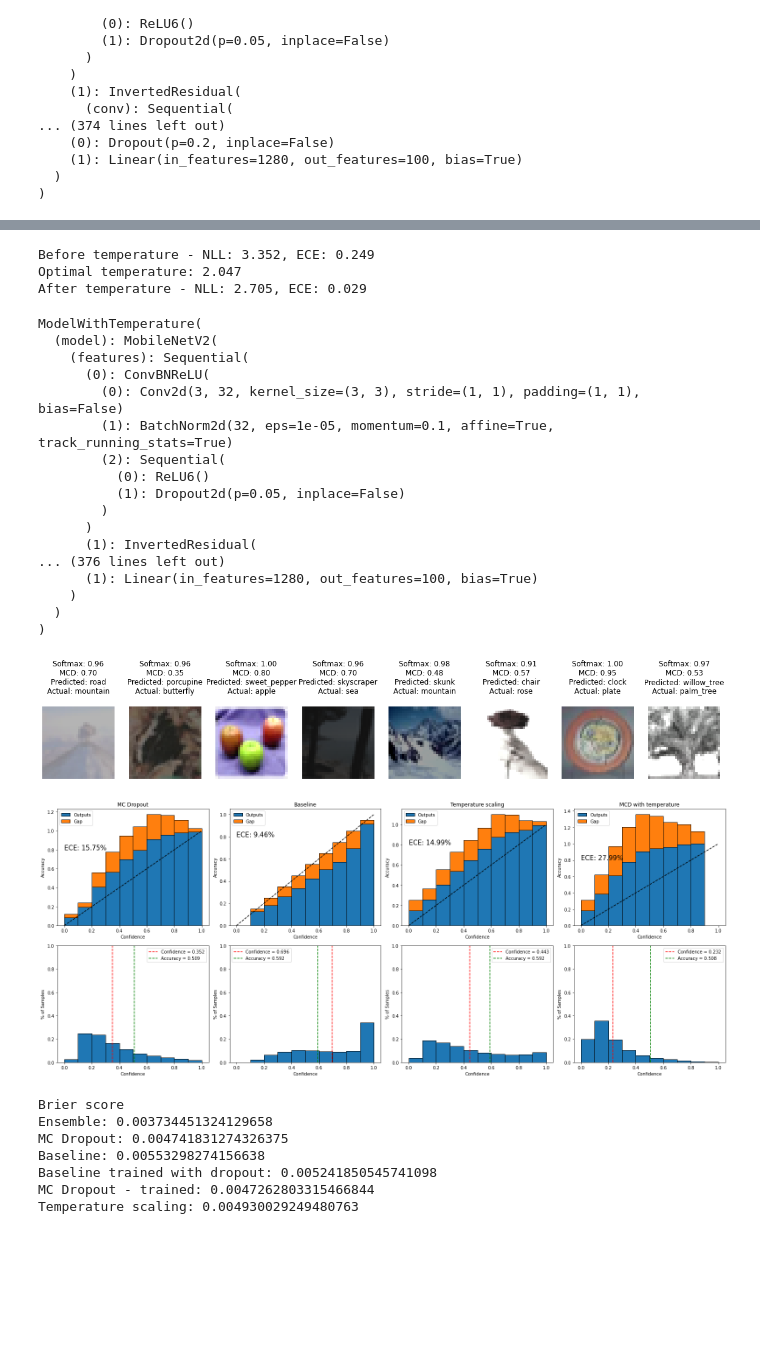
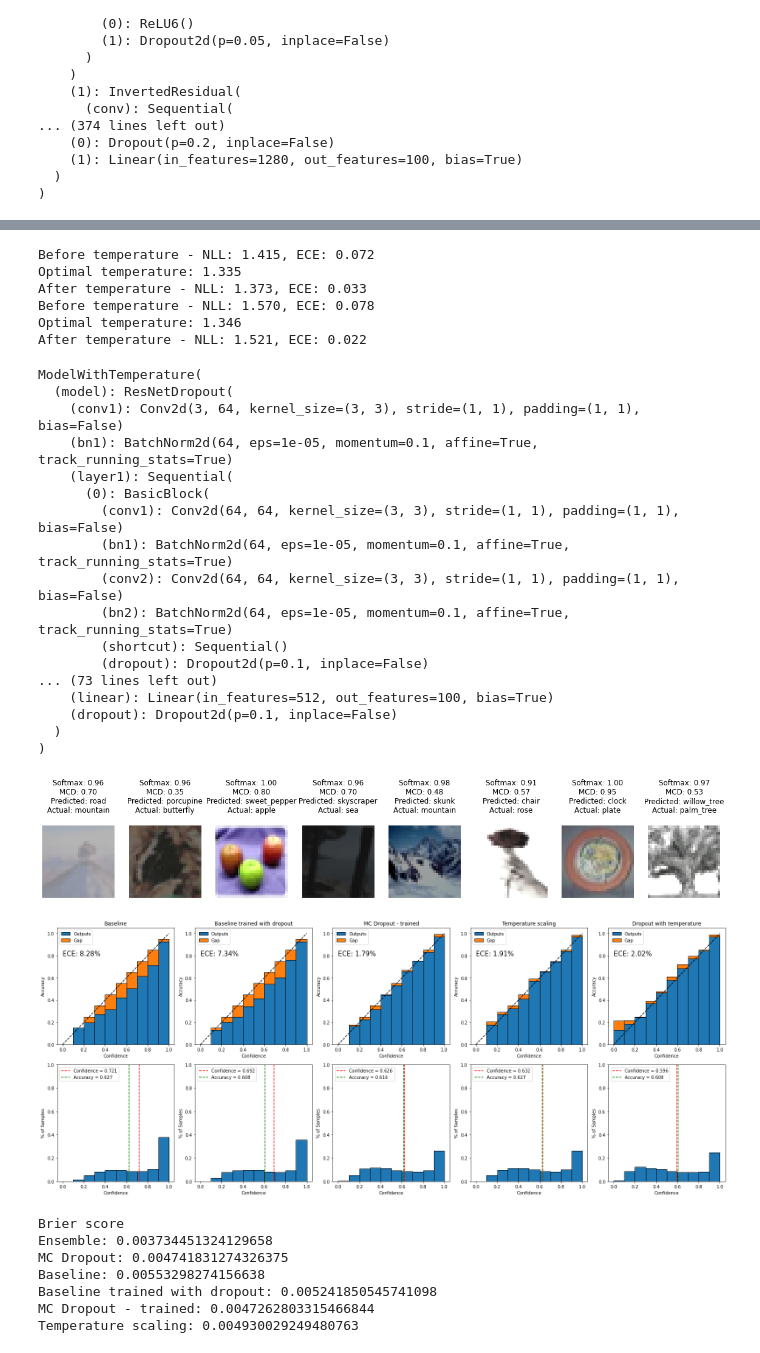
Before and after one commit to vlasakjiri/uncertainty-estimations, a Jupyter notebook: classification-cifar.ipynb, the cells around one changed output, grey strips where cells are left out. Cells and saved outputs as stored; diff of their text form; code cells hidden in the pictures; blank space fills up the shorter version.

```diff
--- a/classification-cifar.ipynb
+++ b/classification-cifar.ipynb
@@ -113,7 +118,8 @@ model = models.resnet.ResNet18(
 ensemble = VotingClassifier(estimator=model, n_estimators=5)
 io.load(ensemble)
 # %%
-model = torch.load("checkpoints/cifar100_mobilenetv2.pt", map_location=device)
+model = torch.load("checkpoints/cifar100_resnet18.pt", map_location=device)
+model_dropout = torch.load("checkpoints/cifar100_resnet18_dropout.pt", map_location=device)
 
 # model = torch.load("models/cifar100_resnet18_train_val_split")
 # model_dropout = torch.load("models/cifar100_resnet18_0.2dropout_all")
@@ -160,3 +166,5 @@ MobileNetV2(
     (1): Linear(in_features=1280, out_features=100, bias=True)
   )
 )
+# %%
+utils.mc_dropout.set_dropout_p(model_dropout, model_dropout, 0.1)
@@ -169,30 +195,33 @@ MobileNetV2(
 #     model, 50, optimizer, criterion, data_loaders, device)
 # %%
 from utils.temperature_scaling import ModelWithTemperature
-scaled_model = ModelWithTemperature(model)
-scaled_model.set_temperature(data_loader_val, device)
+scaled_model = ModelWithTemperature(model, device)
+scaled_model.set_temperature(data_loader_val)
 
-# scaled_model_dropout = ModelWithTemperature(model_dropout)
-# scaled_model_dropout.set_temperature(data_loader_val)
+scaled_model_dropout = ModelWithTemperature(model_dropout, device)
+scaled_model_dropout.set_temperature(data_loader_val)
 # %% [output]
-Before temperature - NLL: 3.352, ECE: 0.249
-Optimal temperature: 2.047
-After temperature - NLL: 2.705, ECE: 0.029
+Before temperature - NLL: 1.415, ECE: 0.072
+Optimal temperature: 1.335
+After temperature - NLL: 1.373, ECE: 0.033
+Before temperature - NLL: 1.570, ECE: 0.078
+Optimal temperature: 1.346
+After temperature - NLL: 1.521, ECE: 0.022
 ModelWithTemperature(
-  (model): MobileNetV2(
-    (features): Sequential(
-      (0): ConvBNReLU(
-        (0): Conv2d(3, 32, kernel_size=(3, 3), stride=(1, 1), padding=(1, 1), bias=False)
-        (1): BatchNorm2d(32, eps=1e-05, momentum=0.1, affine=True, track_running_stats=True)
-        (2): Sequential(
-          (0): ReLU6()
-          (1): Dropout2d(p=0.05, inplace=False)
-        )
-      )
-      (1): InvertedResidual(
-... (376 lines left out)
-      (1): Linear(in_features=1280, out_features=100, bias=True)
-    )
+  (model): ResNetDropout(
+    (conv1): Conv2d(3, 64, kernel_size=(3, 3), stride=(1, 1), padding=(1, 1), bias=False)
+    (bn1): BatchNorm2d(64, eps=1e-05, momentum=0.1, affine=True, track_running_stats=True)
+    (layer1): Sequential(
+      (0): BasicBlock(
+        (conv1): Conv2d(64, 64, kernel_size=(3, 3), stride=(1, 1), padding=(1, 1), bias=False)
+        (bn1): BatchNorm2d(64, eps=1e-05, momentum=0.1, affine=True, track_running_stats=True)
+        (conv2): Conv2d(64, 64, kernel_size=(3, 3), stride=(1, 1), padding=(1, 1), bias=False)
+        (bn2): BatchNorm2d(64, eps=1e-05, momentum=0.1, affine=True, track_running_stats=True)
+        (shortcut): Sequential()
+        (dropout): Dropout2d(p=0.1, inplace=False)
+... (73 lines left out)
+    (linear): Linear(in_features=512, out_features=100, bias=True)
+    (dropout): Dropout2d(p=0.1, inplace=False)
   )
 )
 # %%
@@ -200,13 +229,13 @@ ModelWithTemperature(
 # progress_ensemble = utils.model.run_validation(
 #     ensemble, data_loaders["test"], utils.metrics.Progress(), device, mc_dropout_iters=0)
 progress_model = utils.model.run_validation(
-    model, data_loaders["test"], utils.metrics.Progress(), device, mc_dropout_iters=20)
-# progress_model_dropout = utils.model.run_validation(
-#     model_dropout, data_loaders["test"], utils.metrics.Progress(), device, mc_dropout_iters=20)
+    model, data_loaders["test"], utils.metrics.Progress(), device, mc_dropout_iters=0)
+progress_model_dropout = utils.model.run_validation(
+    model_dropout, data_loaders["test"], utils.metrics.Progress(), device, mc_dropout_iters=20)
 progress_scaled_model = utils.model.run_validation(
-    scaled_model, data_loaders["test"], utils.metrics.Progress(), device, mc_dropout_iters=20)
-# progress_scaled_model_dropout = utils.model.run_validation(
-#     scaled_model_dropout, data_loaders["test"], utils.metrics.Progress(), device, mc_dropout_iters=20)
+    scaled_model, data_loaders["test"], utils.metrics.Progress(), device, mc_dropout_iters=0)
+progress_scaled_model_dropout = utils.model.run_validation(
+    scaled_model_dropout, data_loaders["test"], utils.metrics.Progress(), device, mc_dropout_iters=20)
 # %%
 import pickle
 with open("cifar100/cifar-100-python/meta", "rb") as f:
@@ -236,25 +265,26 @@ for i in range(num):
 # %% [output]
 [figure]
 # %%
-dropout_max_probs = progress_model.dropout_outputs.max(axis=-1)
-# trained_dropout_max_probs = progress_model_dropout.dropout_outputs.max(axis=-1)
-dropout_scaled_max_probs = progress_scaled_model.dropout_outputs.max(axis=-1)
+# dropout_max_probs = progress_model.dropout_outputs.max(axis=-1)
+trained_dropout_max_probs = progress_model_dropout.dropout_outputs.max(axis=-1)
+dropout_scaled_max_probs = progress_scaled_model_dropout.dropout_outputs.max(axis=-1)
 
 
 # ensemble_max_probs = progress_ensemble.logits.max(axis=1)
 utils.visualisations.calibration_graph([
         # ("Ensemble", ensemble_max_probs, np.argsort(ensemble_max_probs), progress_ensemble.predictions),
-        ("MC Dropout", dropout_max_probs, np.argsort(dropout_max_probs), progress_model.dropout_predictions),
+        # ("MC Dropout", dropout_max_probs, np.argsort(dropout_max_probs), progress_model.dropout_predictions),
         ("Baseline", progress_model.max_probs, np.argsort(progress_model.max_probs), progress_model.predictions),
-        # ("Baseline trained with dropout", progress_model_dropout.max_probs, np.argsort(progress_model.max_probs), progress_model.predictions),
-        # ("MC Dropout - trained", trained_dropout_max_probs, np.argsort(trained_dropout_max_probs), progress_model.dropout_predictions),
+        ("Baseline trained with dropout", progress_model_dropout.max_probs, np.argsort(progress_model.max_probs), progress_model_dropout.predictions),
+        ("MC Dropout - trained", trained_dropout_max_probs, np.argsort(trained_dropout_max_probs), progress_model_dropout.dropout_predictions),
         ("Temperature scaling", progress_scaled_model.max_probs, np.argsort(progress_scaled_model.max_probs), progress_scaled_model.predictions),
-        ("MCD with temperature", dropout_scaled_max_probs, np.argsort(dropout_scaled_max_probs), progress_scaled_model.dropout_predictions),
+        ("Dropout with temperature", progress_scaled_model_dropout.max_probs, np.argsort(progress_scaled_model_dropout.max_probs), progress_scaled_model_dropout.predictions),
+        # ("MCD with temperature", dropout_scaled_max_probs, np.argsort(dropout_scaled_max_probs), progress_scaled_model.dropout_predictions),
     ],
     progress_model.labels,
     )
 # %% [output]
-[figure, old version]
+[figure, new version]
 # %%
 y_true = nn.functional.one_hot(torch.tensor(progress_model.labels.astype("long")))
 
```
Also changed, not shown: parts of 4 cells of this notebook, 4 other files.
